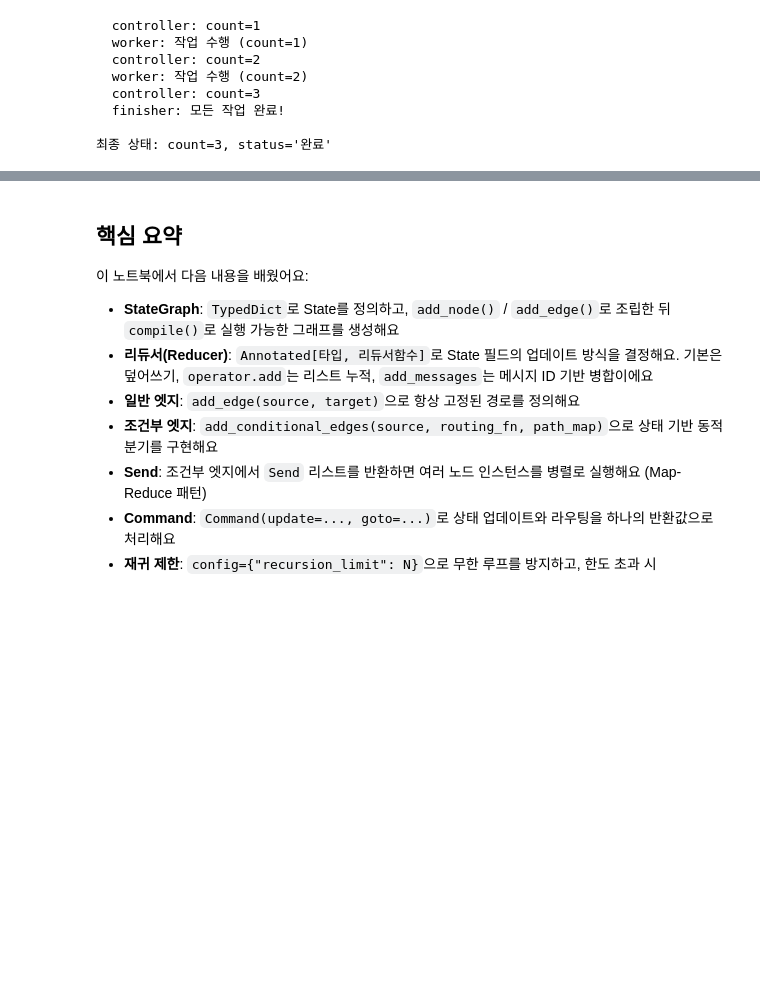
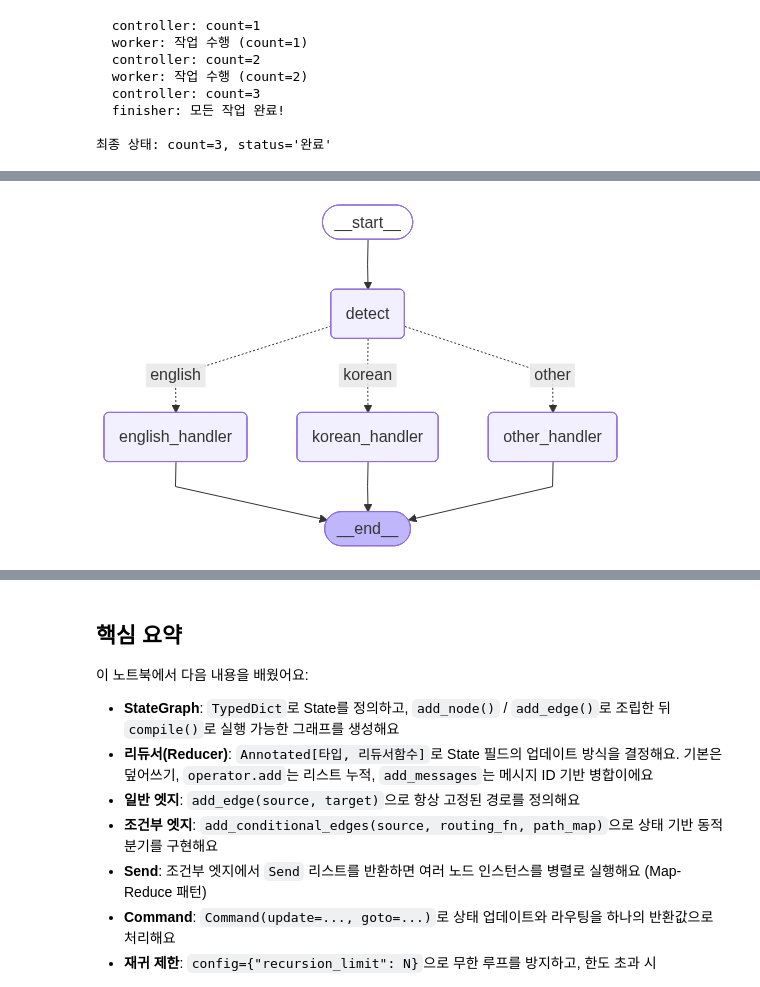
Before and after one commit to elixirevo/hk-langgraph-lecture, a Jupyter notebook: answer/02_LangGraph_Basics/04-StateGraph-Basics.ipynb, the cells around one changed output, grey strips where cells are left out. Drawn from its saved outputs; the diff is of its cells as text; code cells hidden in the pictures; blank space fills up the shorter version.

```diff
--- a/answer/02_LangGraph_Basics/04-StateGraph-Basics.ipynb
+++ b/answer/02_LangGraph_Basics/04-StateGraph-Basics.ipynb
@@ -1022,0 +1164,97 @@ from langgraph.graph import StateGraph, START, END
+# %%
+# ============================================================
+# TODO: 아래 라우팅 함수를 완성해보세요!
+# 힌트: state["language"] 값이 "ko"이면 "korean", "en"이면 "english",
+#       그 외에는 "other"를 반환해요
+# 예상 결과: 한국어 입력 → korean_handler, 영어 입력 → english_handler
+# ============================================================
+from typing import Annotated
+from typing_extensions import TypedDict
+from operator import add
+from langgraph.graph import StateGraph, START, END
+
+
+class ProcessState(TypedDict):
+    text: str                               # 원본 텍스트
+    language: str                           # 감지된 언어
+    processed: Annotated[list[str], add]    # 처리 단계 기록
+    result: str                             # 최종 결과
+
+
+def detect_language(state: ProcessState):
+    """텍스트의 언어를 감지해요 (간단한 규칙 기반)"""
+    text = state["text"]
+    # 한글 유니코드 범위로 언어 감지
+    has_korean = any('\uAC00' <= c <= '\uD7A3' for c in text)
+    language = "ko" if has_korean else "en"
+    return {
+        "language": language,
+        "processed": [f"언어 감지: {language}"]
+    }
+
+
+def route_by_language(state: ProcessState) -> str:
+    """감지된 언어에 따라 라우팅 키를 반환해요"""
+    # TODO: 여기를 완성해보세요
+    # state["language"]가 "ko"이면 "korean",
+    # "en"이면 "english", 그 외는 "other"를 반환하면 돼요
+    if state["language"] == "ko":
+        return "korean"
+    elif state["language"] == "en":
+        return "english"
+    else:
+        return "other"
+
+
+def korean_handler(state: ProcessState):
+    """한국어 처리 노드"""
+    return {
+        "result": f"[한국어 처리] {state['text']}",
+        "processed": ["한국어 핸들러 실행"]
+    }
+
+
+def english_handler(state: ProcessState):
+    """영어 처리 노드"""
+    return {
+        "result": f"[English Handler] {state['text']}",
+        "processed": ["english handler executed"]
+    }
+
+
+def other_handler(state: ProcessState):
+    """기타 언어 처리 노드"""
+    return {
+        "result": f"[기타 언어] {state['text']}",
+        "processed": ["기타 언어 핸들러 실행"]
+    }
+
+
+# 그래프 구성
+builder = StateGraph(ProcessState)
+builder.add_node("detect", detect_language)
+builder.add_node("korean_handler", korean_handler)
+builder.add_node("english_handler", english_handler)
+builder.add_node("other_handler", other_handler)
+
+builder.add_edge(START, "detect")
+builder.add_conditional_edges(
+    "detect",
+    route_by_language,
+    {
+        "korean": "korean_handler",
+        "english": "english_handler",
+        "other": "other_handler"
+    }
+)
+builder.add_edge("korean_handler", END)
+builder.add_edge("english_handler", END)
+builder.add_edge("other_handler", END)
+
+graph = builder.compile()
+# 그래프 흐름: START → detect → korean_handler/english_handler/other_handler → END
+# detect 노드: 텍스트의 언어를 감지해요
+# 조건부 엣지: 감지된 언어에 따라 해당 핸들러 노드로 분기해요
+display(Image(graph.get_graph().draw_mermaid_png()))
+# %% [output]
+[figure, added]
```
Also changed, not shown: parts of 43 cells of this notebook, 52 other files.
